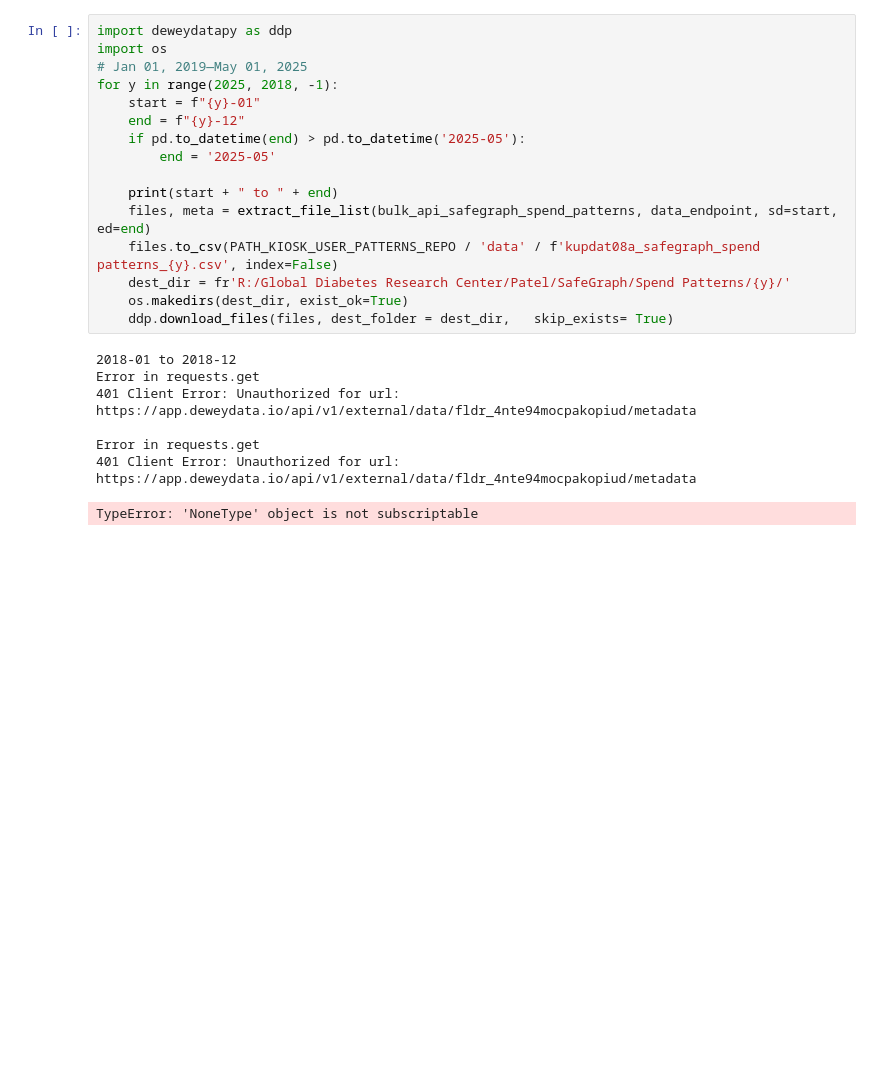
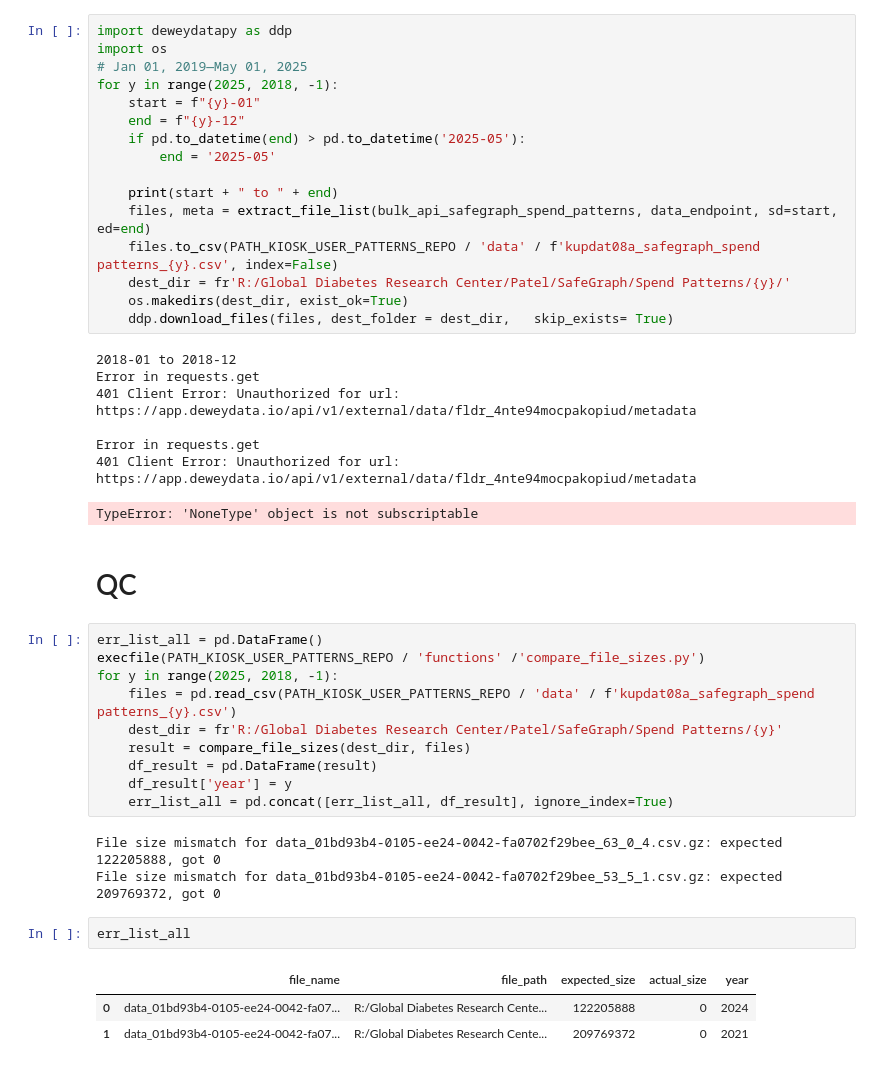
Before and after one commit to chroniq-lab/kiosk_user_patterns, a Jupyter notebook: data/kupdat08a_safegraph spend patterns.ipynb, the cells around one changed output. Drawn from its saved outputs; the diff is of its cells as text; blank space fills up the shorter version.

```diff
--- a/data/kupdat08a_safegraph spend patterns.ipynb
+++ b/data/kupdat08a_safegraph spend patterns.ipynb
@@ -39,3 +40,24 @@ Error in requests.get
 Error in requests.get
 401 Client Error: Unauthorized for url: https://app.deweydata.io/api/v1/external/data/fldr_4nte94mocpakopiud/metadata
 TypeError: 'NoneType' object is not subscriptable
+# %% [markdown]
+# QC
+# %%
+err_list_all = pd.DataFrame()
+execfile(PATH_KIOSK_USER_PATTERNS_REPO / 'functions' /'compare_file_sizes.py')
+for y in range(2025, 2018, -1):
+    files = pd.read_csv(PATH_KIOSK_USER_PATTERNS_REPO / 'data' / f'kupdat08a_safegraph_spend patterns_{y}.csv')
+    dest_dir = fr'R:/Global Diabetes Research Center/Patel/SafeGraph/Spend Patterns/{y}'
+    result = compare_file_sizes(dest_dir, files)
+    df_result = pd.DataFrame(result)
+    df_result['year'] = y
+    err_list_all = pd.concat([err_list_all, df_result], ignore_index=True)
+# %% [output]
+File size mismatch for data_01bd93b4-0105-ee24-0042-fa0702f29bee_63_0_4.csv.gz: expected 122205888, got 0
+File size mismatch for data_01bd93b4-0105-ee24-0042-fa0702f29bee_53_5_1.csv.gz: expected 209769372, got 0
+# %%
+err_list_all
+# %% [output]
+|  | file_name | file_path | expected_size | actual_size | year |
+| 0 | data_01bd93b4-0105-ee24-0042-fa07... | R:/Global Diabetes Research Cente... | 122205888 | 0 | 2024 |
+| 1 | data_01bd93b4-0105-ee24-0042-fa07... | R:/Global Diabetes Research Cente... | 209769372 | 0 | 2021 |
```
Also changed, not shown: parts of 1 cell of this notebook, 7 other files.
